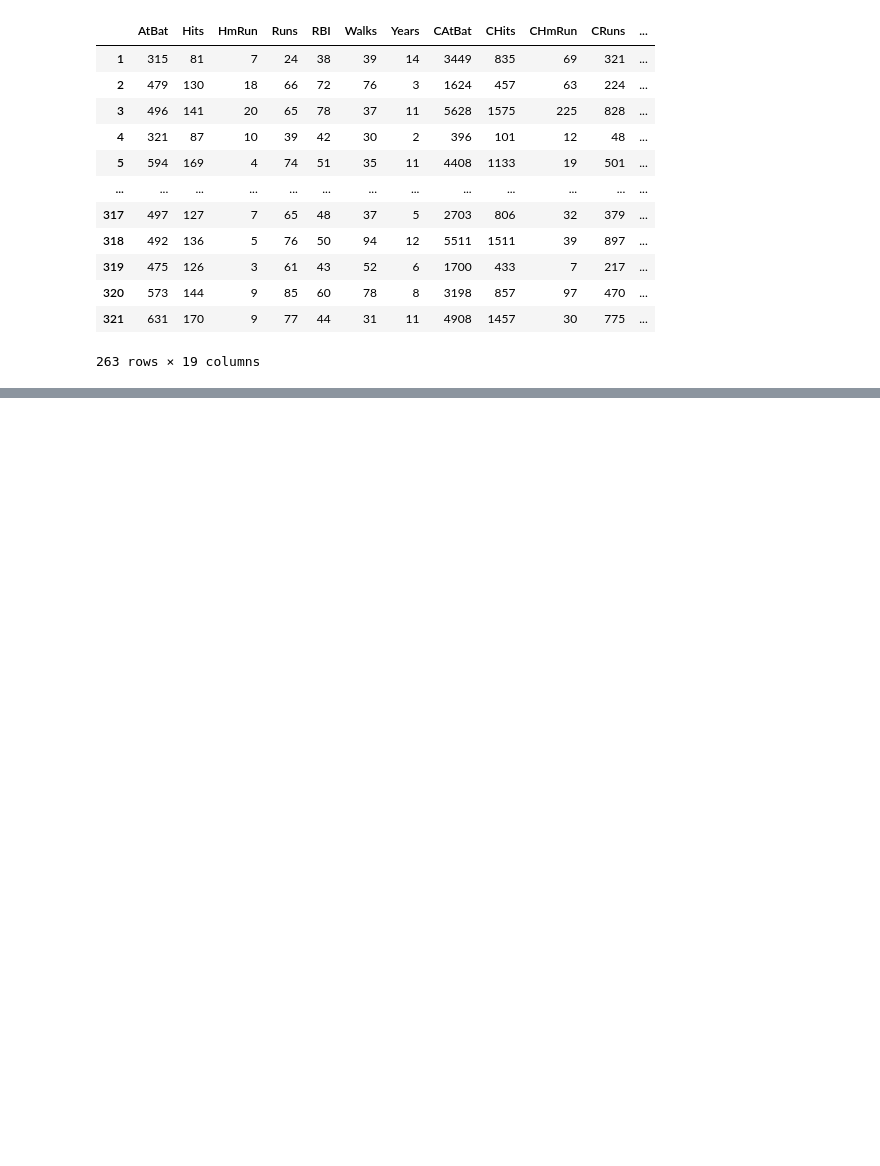
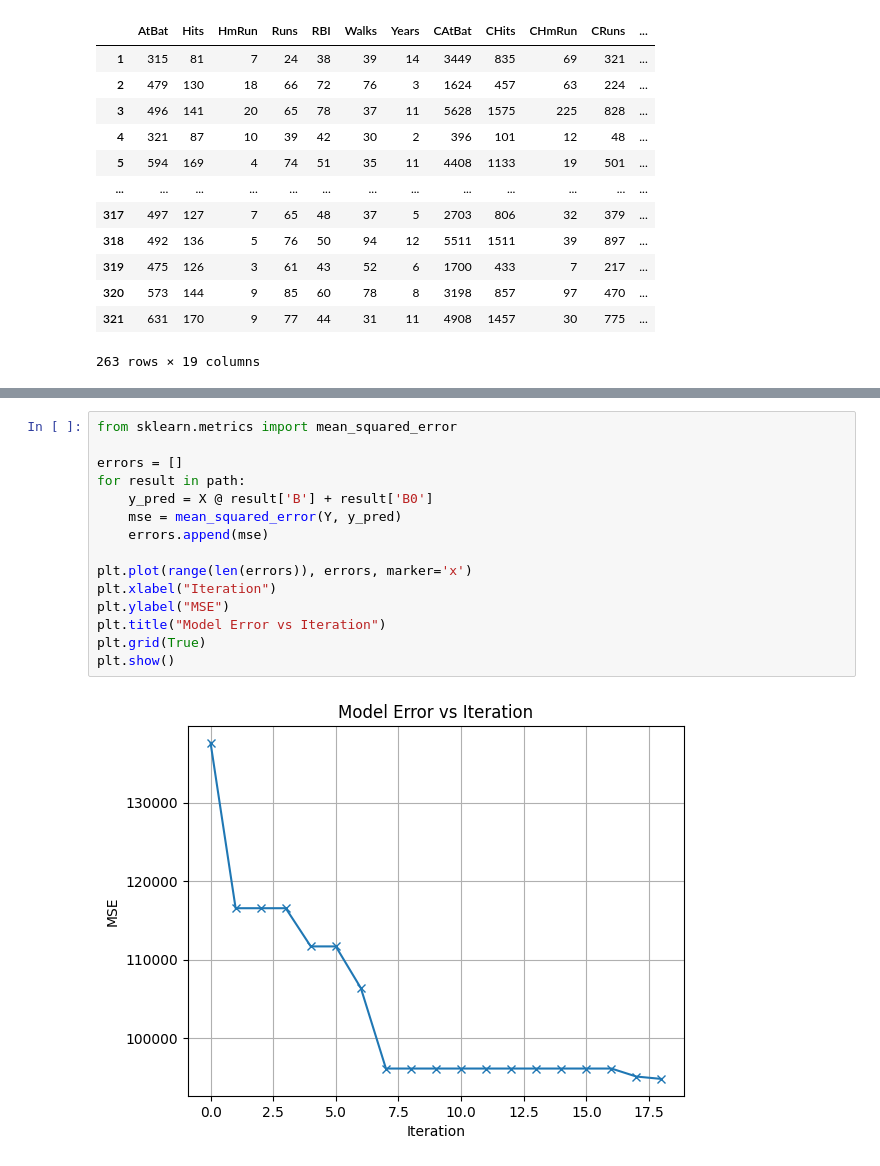
Before and after one commit to Abdoul1996/Statistic-learning, a Jupyter notebook: Stats_learning_And_data_mining/Practice_lab/Chapter6PracticeLab.ipynb, the cells around one changed output, grey strips where cells are left out. Saved outputs shown, nothing was run; the diff lists cells and outputs as text; blank space fills up the shorter version.

```diff
--- a/Stats_learning_And_data_mining/Practice_lab/Chapter6PracticeLab.ipynb
+++ b/Stats_learning_And_data_mining/Practice_lab/Chapter6PracticeLab.ipynb
@@ -304,0 +322,17 @@ AttributeError: `np.Inf` was removed in the NumPy 2.0 release. Use `np.inf` inst
+# %%
+from sklearn.metrics import mean_squared_error
+
+errors = []
+for result in path:
+    y_pred = X @ result['B'] + result['B0']
+    mse = mean_squared_error(Y, y_pred)
+    errors.append(mse)
+
+plt.plot(range(len(errors)), errors, marker='x')
+plt.xlabel("Iteration")
+plt.ylabel("MSE")
+plt.title("Model Error vs Iteration")
+plt.grid(True)
+plt.show()
+# %% [output]
+[figure, added]
```
Also changed, not shown: parts of 5 cells of this notebook, 2 other files.
